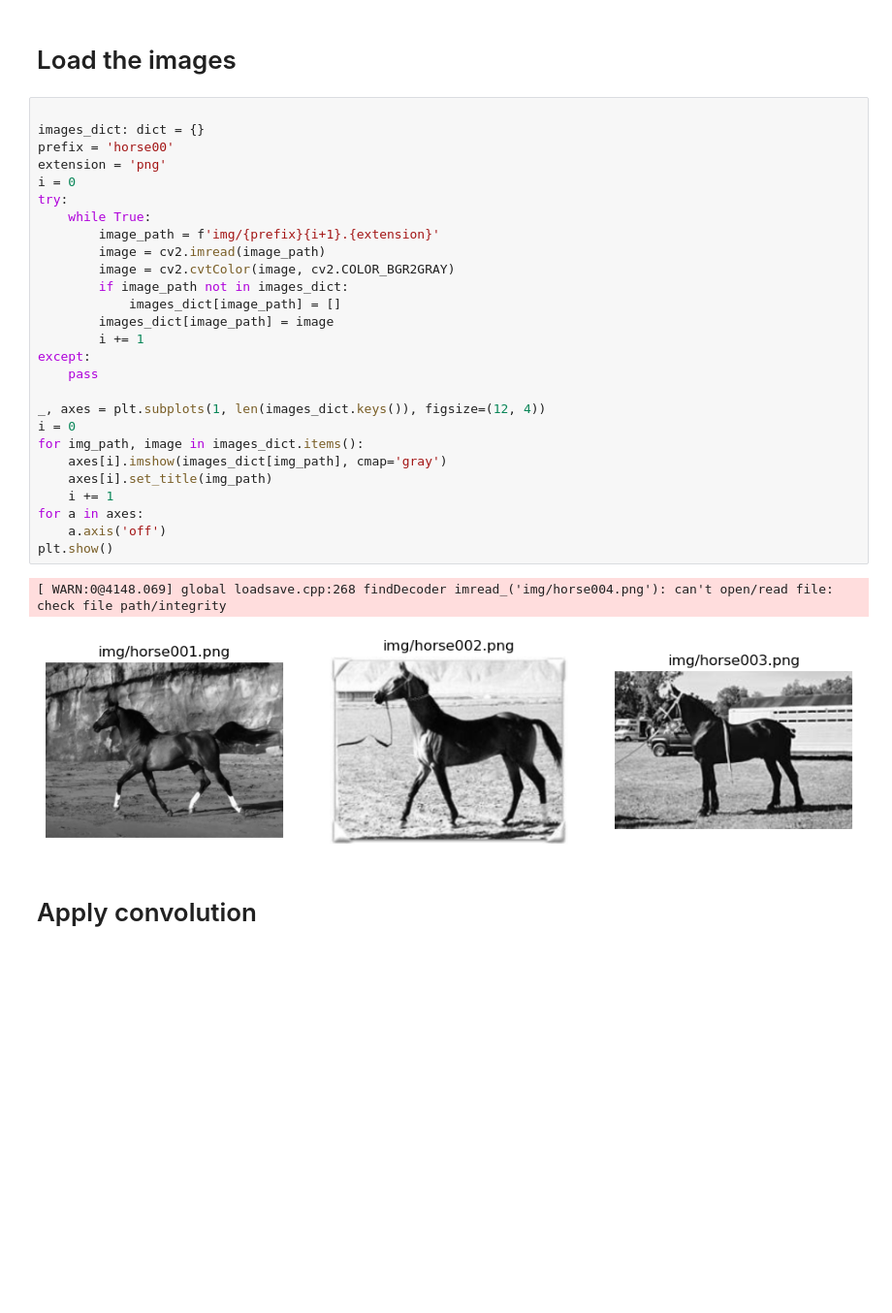
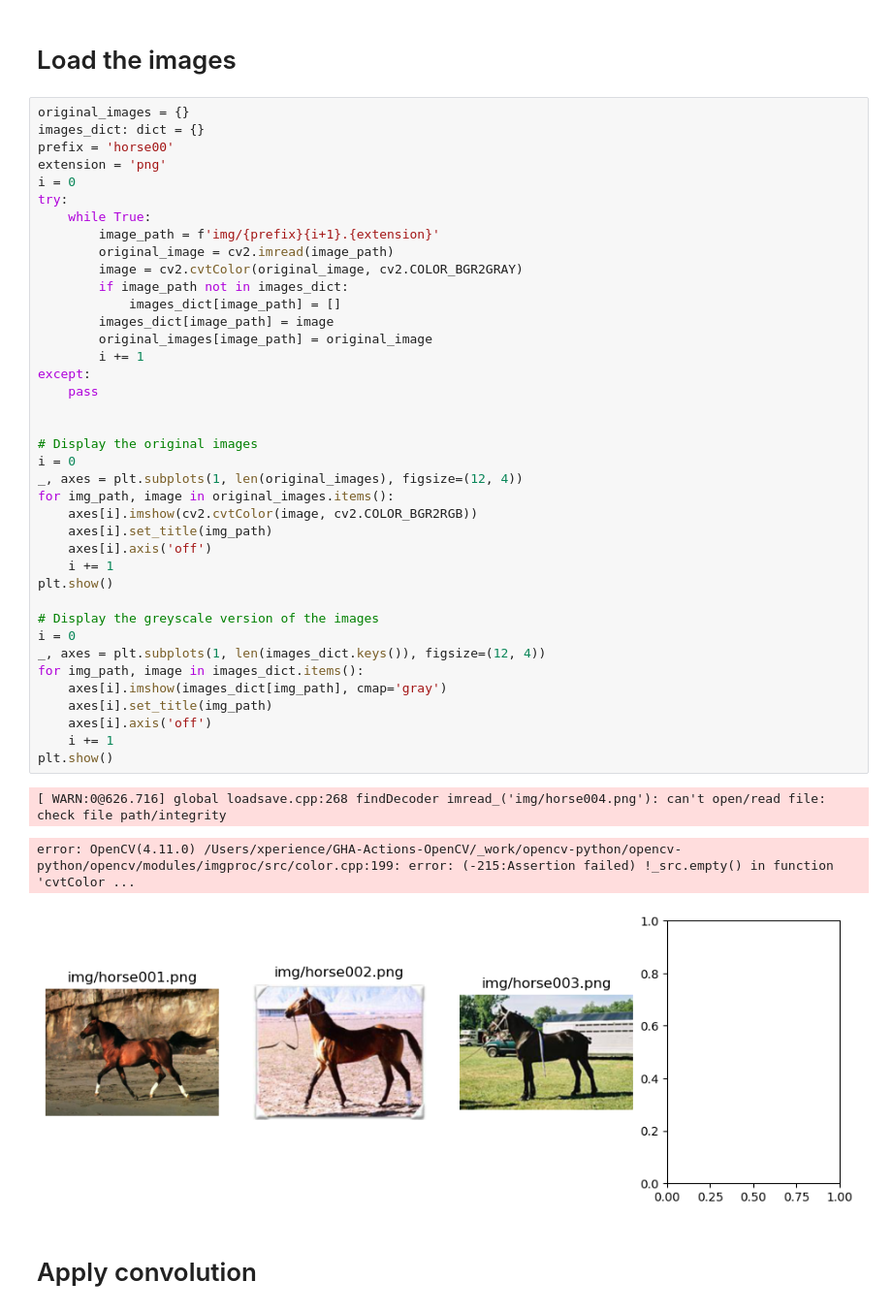
Before and after one commit to GianlucaPanzani/ISPR-assignments, a Jupyter notebook: assignment1/edge_detection.ipynb, the cells around one changed output. Shown at 97% size. Drawn from its saved outputs; the diff is of its cells as text; blank space fills up the shorter version.

Commit message:
Original images print added

```diff
--- a/assignment1/edge_detection.ipynb
+++ b/assignment1/edge_detection.ipynb
@@ -53,35 +50,48 @@ kernels_dict: dict[tuple] = {
 # %% [markdown]
 # Load the images
 # %%
-
+original_images = {}
 images_dict: dict = {}
 prefix = 'horse00'
 extension = 'png'
 i = 0
 try:
     while True:
         image_path = f'img/{prefix}{i+1}.{extension}'
-        image = cv2.imread(image_path)
-        image = cv2.cvtColor(image, cv2.COLOR_BGR2GRAY)
+        original_image = cv2.imread(image_path)
+        image = cv2.cvtColor(original_image, cv2.COLOR_BGR2GRAY)
         if image_path not in images_dict:
             images_dict[image_path] = []
         images_dict[image_path] = image
+        original_images[image_path] = original_image
         i += 1
 except:
     pass
 
+
+# Display the original images
+i = 0
+_, axes = plt.subplots(1, len(original_images), figsize=(12, 4))
+for img_path, image in original_images.items():
+    axes[i].imshow(cv2.cvtColor(image, cv2.COLOR_BGR2RGB))
+    axes[i].set_title(img_path)
+    axes[i].axis('off')
+    i += 1
+plt.show()
+
+# Display the greyscale version of the images
+i = 0
 _, axes = plt.subplots(1, len(images_dict.keys()), figsize=(12, 4))
-i = 0
 for img_path, image in images_dict.items():
     axes[i].imshow(images_dict[img_path], cmap='gray')
     axes[i].set_title(img_path)
+    axes[i].axis('off')
     i += 1
-for a in axes:
-    a.axis('off')
 plt.show()
 # %% [output]
-[ WARN:0@4148.069] global loadsave.cpp:268 findDecoder imread_('img/horse004.png'): can't open/read file: check file path/integrity
+[ WARN:0@626.716] global loadsave.cpp:268 findDecoder imread_('img/horse004.png'): can't open/read file: check file path/integrity
+error: OpenCV(4.11.0) /Users/xperience/GHA-Actions-OpenCV/_work/opencv-python/opencv-python/opencv/modules/imgproc/src/color.cpp:199: error: (-215:Assertion failed) !_src.empty() in function 'cvtColor ...
-[figure, old version]
+[figure, new version]
 # %% [markdown]
 # Apply convolution
 # %%
```
Also changed, not shown: parts of 7 cells of this notebook.
